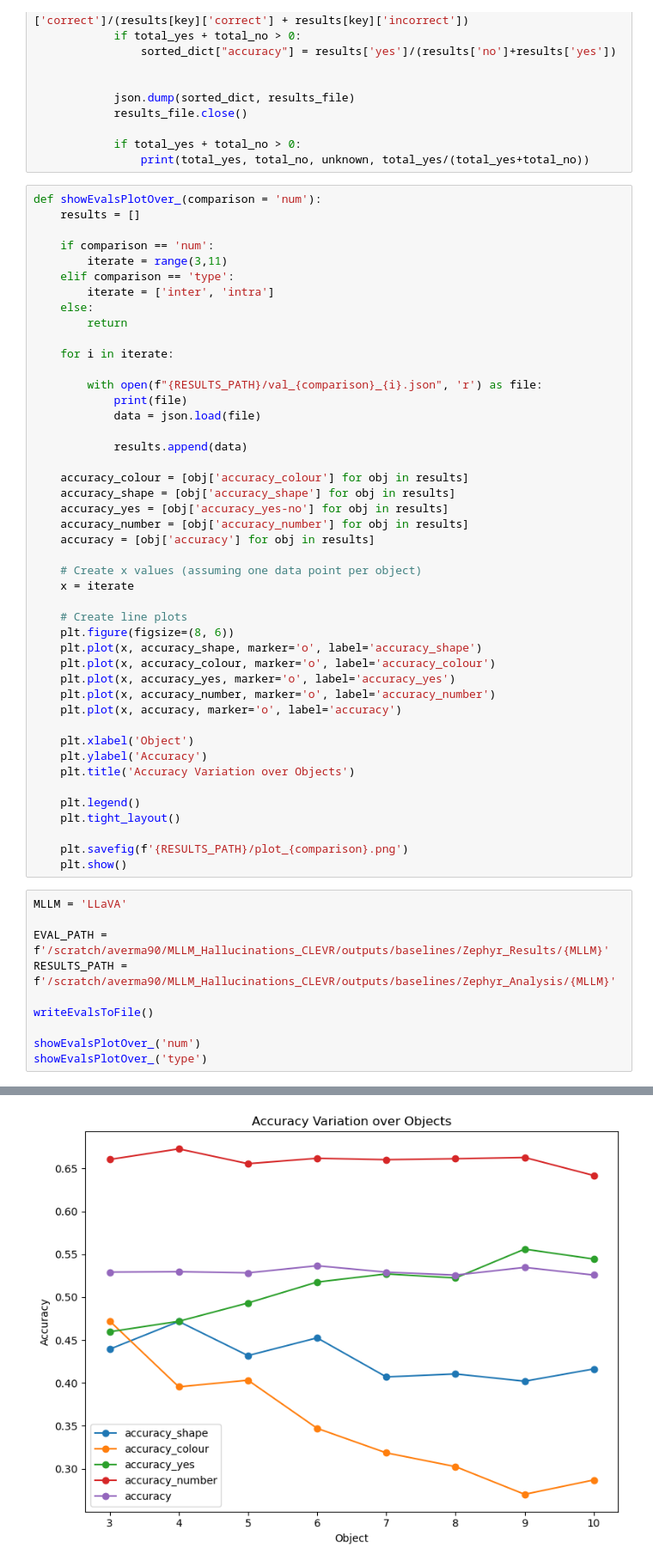
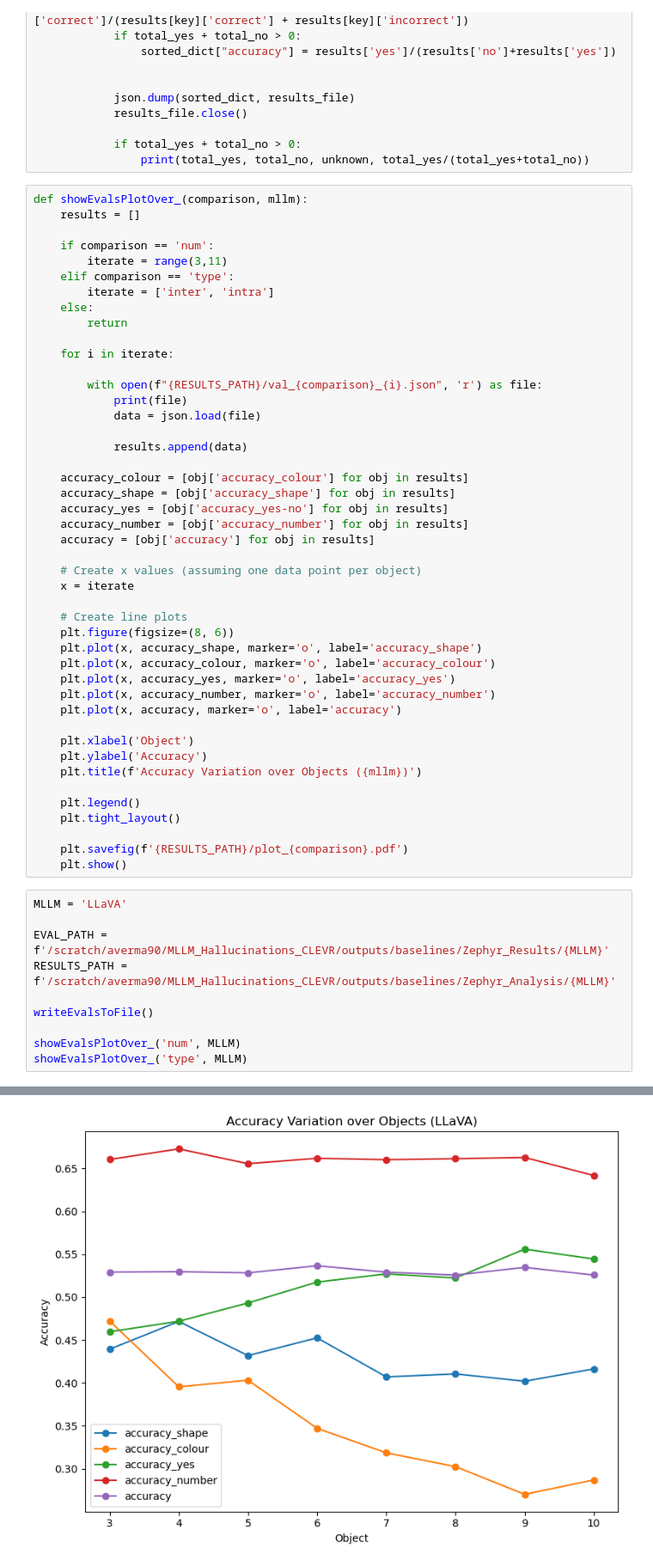
Before and after one commit to aayush-v/MLLM_Hallucinations_CLEVR, a Jupyter notebook: src/Evaluation/eval_zephyr.ipynb, the cells around one changed output, grey strips where cells are left out. Shown at 86% size. Saved outputs shown, nothing was run; the diff lists cells and outputs as text.

Commit message:
updated evals for baselines and eval

```diff
--- a/src/Evaluation/eval_zephyr.ipynb
+++ b/src/Evaluation/eval_zephyr.ipynb
@@ -70,7 +70,7 @@ def writeEvalsToFile():
             if total_yes + total_no > 0:
                 print(total_yes, total_no, unknown, total_yes/(total_yes+total_no))
 # %%
-def showEvalsPlotOver_(comparison = 'num'):
+def showEvalsPlotOver_(comparison, mllm):
     results = []
 
     if comparison == 'num':
@@ -107,41 +107,41 @@ def showEvalsPlotOver_(comparison = 'num'):
 
     plt.xlabel('Object')
     plt.ylabel('Accuracy')
-    plt.title('Accuracy Variation over Objects')
+    plt.title(f'Accuracy Variation over Objects ({mllm})')
 
     plt.legend()
     plt.tight_layout()
 
-    plt.savefig(f'{RESULTS_PATH}/plot_{comparison}.png')
+    plt.savefig(f'{RESULTS_PATH}/plot_{comparison}.pdf')
     plt.show()
 # %%
 MLLM = 'LLaVA'
 
 EVAL_PATH = f'/scratch/averma90/MLLM_Hallucinations_CLEVR/outputs/baselines/Zephyr_Results/{MLLM}'
 RESULTS_PATH = f'/scratch/averma90/MLLM_Hallucinations_CLEVR/outputs/baselines/Zephyr_Analysis/{MLLM}'
 
 writeEvalsToFile()
 
-showEvalsPlotOver_('num')
-showEvalsPlotOver_('type')
+showEvalsPlotOver_('num', MLLM)
+showEvalsPlotOver_('type', MLLM)
 # %% [output]
 /scratch/averma90/MLLM_Hallucinations_CLEVR/outputs/baselines/Zephyr_Results/LLaVA/val_type_inter.json
 37260 33426 12 0.5271199388846448
 /scratch/averma90/MLLM_Hallucinations_CLEVR/outputs/baselines/Zephyr_Results/LLaVA/val_num_9.json
 4825 4198 1 0.5347445417266984
 /scratch/averma90/MLLM_Hallucinations_CLEVR/outputs/baselines/Zephyr_Results/LLaVA/val_type_intra.json
 875 650 0 0.5737704918032787
 /scratch/averma90/MLLM_Hallucinations_CLEVR/outputs/baselines/Zephyr_Results/LLaVA/val_num_3.json
 4859 4322 1 0.5292451802635878
 /scratch/averma90/MLLM_Hallucinations_CLEVR/outputs/baselines/Zephyr_Results/LLaVA/val_num_7.json
 4594 4087 0 0.5292017048727106
 /scratch/averma90/MLLM_Hallucinations_CLEVR/outputs/baselines/Zephyr_Results/LLaVA/val_num_10.json
 4695 4234 1 0.5258147608914772
 ... (12 lines left out)
 <_io.TextIOWrapper name='/scratch/averma90/MLLM_Hallucinations_CLEVR/outputs/baselines/Zephyr_Analysis/LLaVA/val_num_7.json' mode='r' encoding='UTF-8'>
 <_io.TextIOWrapper name='/scratch/averma90/MLLM_Hallucinations_CLEVR/outputs/baselines/Zephyr_Analysis/LLaVA/val_num_8.json' mode='r' encoding='UTF-8'>
 <_io.TextIOWrapper name='/scratch/averma90/MLLM_Hallucinations_CLEVR/outputs/baselines/Zephyr_Analysis/LLaVA/val_num_9.json' mode='r' encoding='UTF-8'>
 <_io.TextIOWrapper name='/scratch/averma90/MLLM_Hallucinations_CLEVR/outputs/baselines/Zephyr_Analysis/LLaVA/val_num_10.json' mode='r' encoding='UTF-8'>
-[figure, old version]
+[figure, new version]
 <_io.TextIOWrapper name='/scratch/averma90/MLLM_Hallucinations_CLEVR/outputs/baselines/Zephyr_Analysis/LLaVA/val_type_inter.json' mode='r' encoding='UTF-8'>
 <_io.TextIOWrapper name='/scratch/averma90/MLLM_Hallucinations_CLEVR/outputs/baselines/Zephyr_Analysis/LLaVA/val_type_intra.json' mode='r' encoding='UTF-8'>
```
Also changed, not shown: parts of 3 cells of this notebook, 13 other files.
